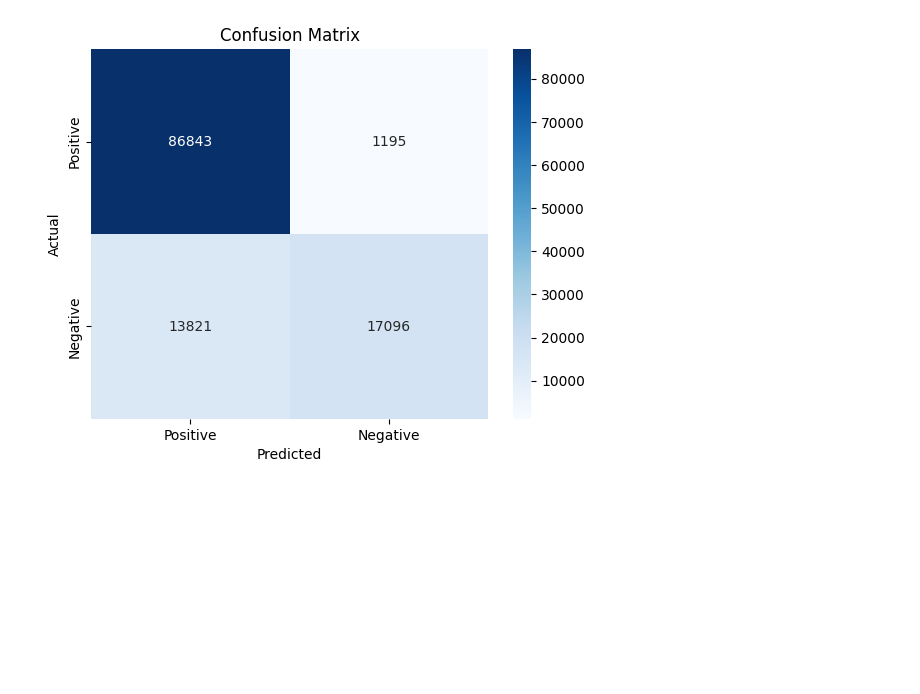
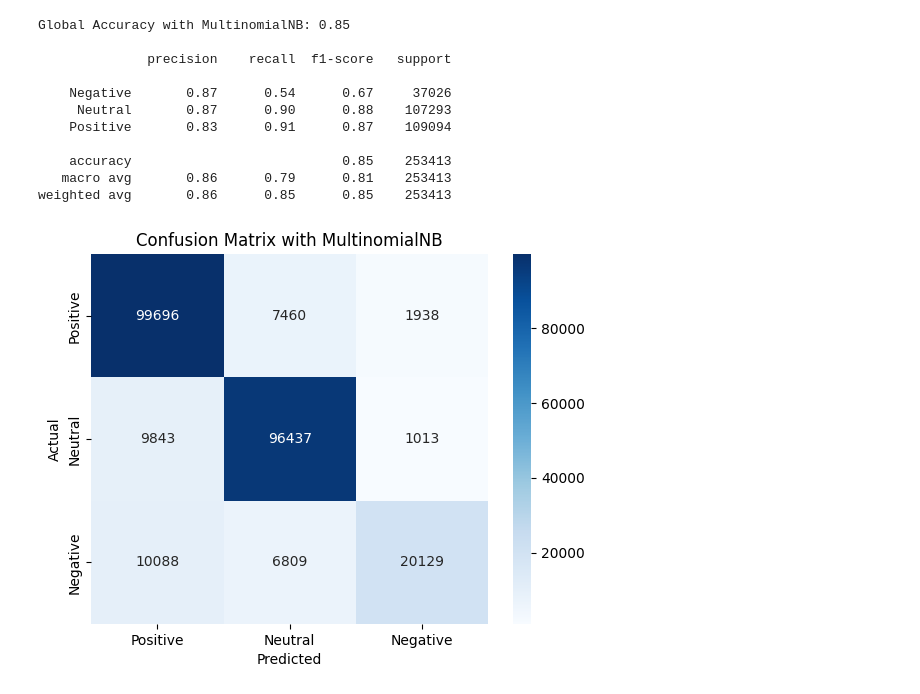
Before and after one commit to samMM-cs/nlp, a Jupyter notebook: tweet_sentiment_analysis.ipynb, the cells around one changed output. Saved outputs shown, nothing was run; the diff lists cells and outputs as text; code cells hidden in the pictures; blank space fills up the shorter version.

```diff
--- a/tweet_sentiment_analysis.ipynb
+++ b/tweet_sentiment_analysis.ipynb
@@ -69,7 +93,8 @@ from nltk import pos_tag
 
 #Setup NLTK
 tokenizer=TweetTokenizer()
-stopwords_set=set(stopwords.words('english'))-{'not','no','never','neither','nor'}
+negation_words={'not','no','never','neither','nor'}
+stopwords_set=set(stopwords.words('english'))-negation_words
 lemmatizer=WordNetLemmatizer()
 
 #Function to convert NLTK POS tags to WordNet POS tags
@@ -88,9 +113,21 @@ def get_wordnet_pos(tag):
 def lemmatize_tokens(tokens):
     tagged_tokens=pos_tag(tokens)
     final=[]
+    negation_flag=False
     for word, tag in tagged_tokens:
         if(word.isalpha() and word.lower()) not in stopwords_set:
-            final.append(lemmatizer.lemmatize(word,get_wordnet_pos(tag)))
+            lemma=lemmatizer.lemmatize(word,get_wordnet_pos(tag))
+            if word.lower() in negation_words:
+                negation_flag=True
+                final.append(lemma)
+            else:
+                if negation_flag:
+                    final.append("NOT_"+lemma)
+                else:
+                    final.append(lemma)
+            if word.startswith("emoji_"):
+                negation_flag=False
+
     return final
 
 def tokenize_lemmatize(text):
@@ -163,14 +212,32 @@ weighted avg       0.88      0.87      0.86    118955
 # %%
-#Create a confusion matrix
+#Test usign MultinomialNB - Confusion Matrix
 from sklearn.metrics import confusion_matrix
 import seaborn as sns
 import matplotlib.pyplot as plt
 
-cm=confusion_matrix(y_test,y_predMultinomial,labels=["Positive","Negative"])
-sns.heatmap(cm,annot=True,fmt="d",cmap="Blues",xticklabels=["Positive","Negative"],yticklabels=["Positive","Negative"])
-plt.title("Confusion Matrix")
+#Train Multinomial Naive Bayes classifier with Smoothing Laplace (alpha=1)
+model=MultinomialNB(alpha=1)
+model.fit(X_train_final,y_train)
+y_predMultinomial=model.predict(X_test_final) #Predict and test
+
+print(f"Global Accuracy with MultinomialNB: {accuracy_score(y_test,y_predMultinomial):.2f}\n")
+print(classification_report(y_test,y_predMultinomial))
+cm=confusion_matrix(y_test,y_predMultinomial,labels=["Positive","Neutral","Negative"])
+sns.heatmap(cm,annot=True,fmt="d",cmap="Blues",xticklabels=["Positive","Neutral","Negative"],yticklabels=["Positive","Neutral","Negative"])
+plt.title("Confusion Matrix with MultinomialNB")
 plt.xlabel("Predicted")
 plt.ylabel("Actual")
 plt.show()
 # %% [output]
+Global Accuracy with MultinomialNB: 0.85
+
+              precision    recall  f1-score   support
+
+    Negative       0.87      0.54      0.67     37026
+     Neutral       0.87      0.90      0.88    107293
+    Positive       0.83      0.91      0.87    109094
+
+    accuracy                           0.85    253413
+   macro avg       0.86      0.79      0.81    253413
+weighted avg       0.86      0.85      0.85    253413
-[figure, old version]
+[figure, new version]
```
Also changed, not shown: parts of 7 cells of this notebook, 1 other file.
